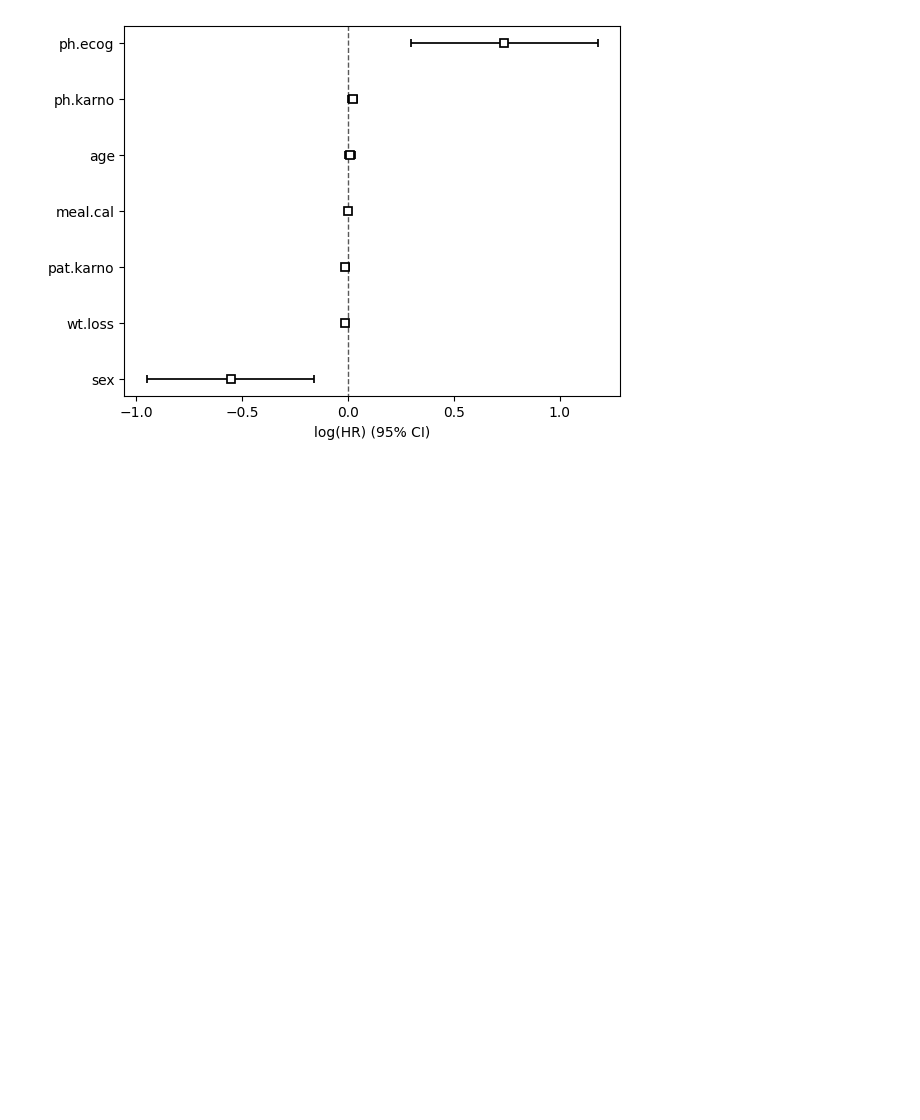
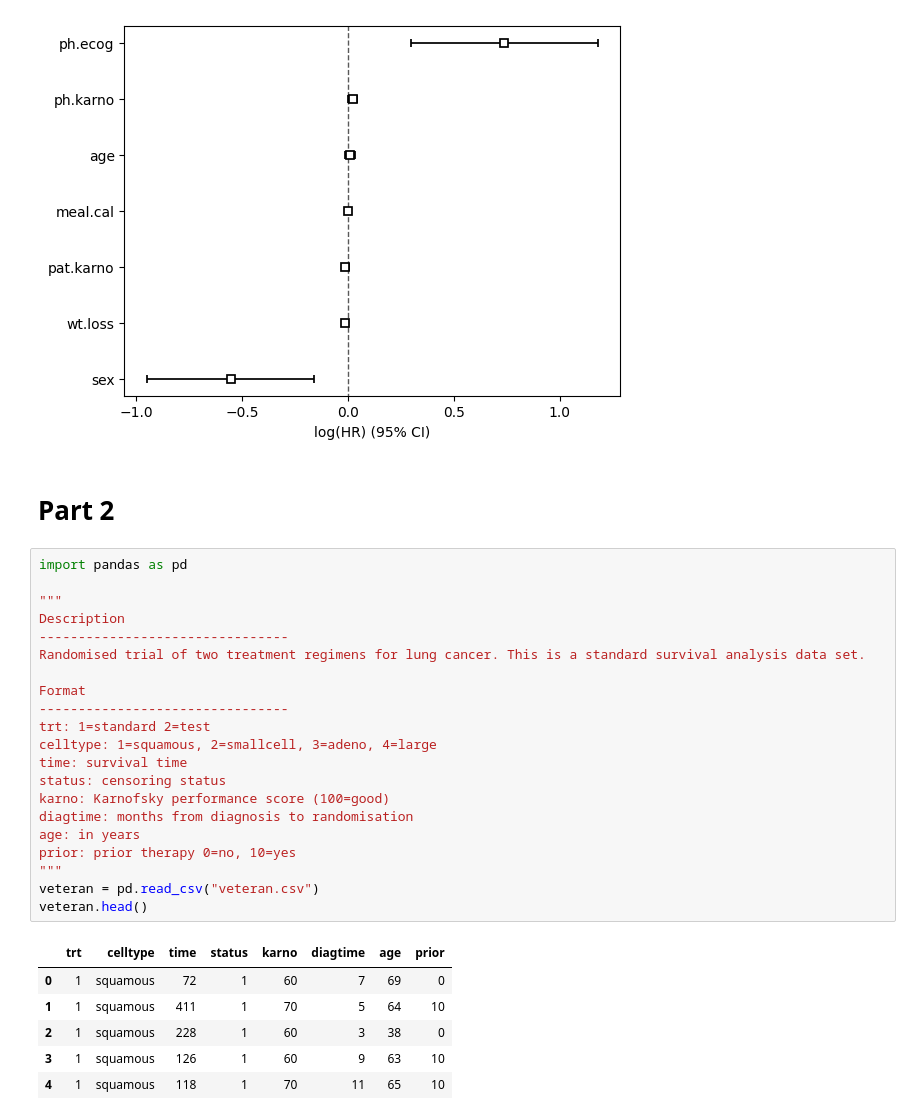
Before and after one commit to wreza1987/Data-Mining-for-Business-Analytics, a Jupyter notebook: 2 - Cox Proportional Hazard Regression/Cox Propotional Hazarad.ipynb, the cells around one changed output. Saved outputs shown, nothing was run; the diff lists cells and outputs as text; blank space fills up the shorter version.

```diff
--- a/2 - Cox Proportional Hazard Regression/Cox Propotional Hazarad.ipynb
+++ b/2 - Cox Proportional Hazard Regression/Cox Propotional Hazarad.ipynb
@@ -93,3 +89,33 @@ cph_model.plot()
 # %% [output]
 <Axes: xlabel='log(HR) (95% CI)'>
 [figure]
+# %% [markdown]
+# Part 2
+# %%
+import pandas as pd
+
+"""
+Description
+--------------------------------
+Randomised trial of two treatment regimens for lung cancer. This is a standard survival analysis data set.
+
+Format
+--------------------------------
+trt: 1=standard 2=test
+celltype: 1=squamous, 2=smallcell, 3=adeno, 4=large
+time: survival time
+status: censoring status
+karno: Karnofsky performance score (100=good)
+diagtime: months from diagnosis to randomisation
+age: in years
+prior: prior therapy 0=no, 10=yes
+"""
+veteran = pd.read_csv("veteran.csv")
+veteran.head()
+# %% [output]
+|  | trt | celltype | time | status | karno | diagtime | age | prior |
+| 0 | 1 | squamous | 72 | 1 | 60 | 7 | 69 | 0 |
+| 1 | 1 | squamous | 411 | 1 | 70 | 5 | 64 | 10 |
+| 2 | 1 | squamous | 228 | 1 | 60 | 3 | 38 | 0 |
+| 3 | 1 | squamous | 126 | 1 | 60 | 9 | 63 | 10 |
+| 4 | 1 | squamous | 118 | 1 | 70 | 11 | 65 | 10 |
```
Also changed, not shown: parts of 8 cells of this notebook.
